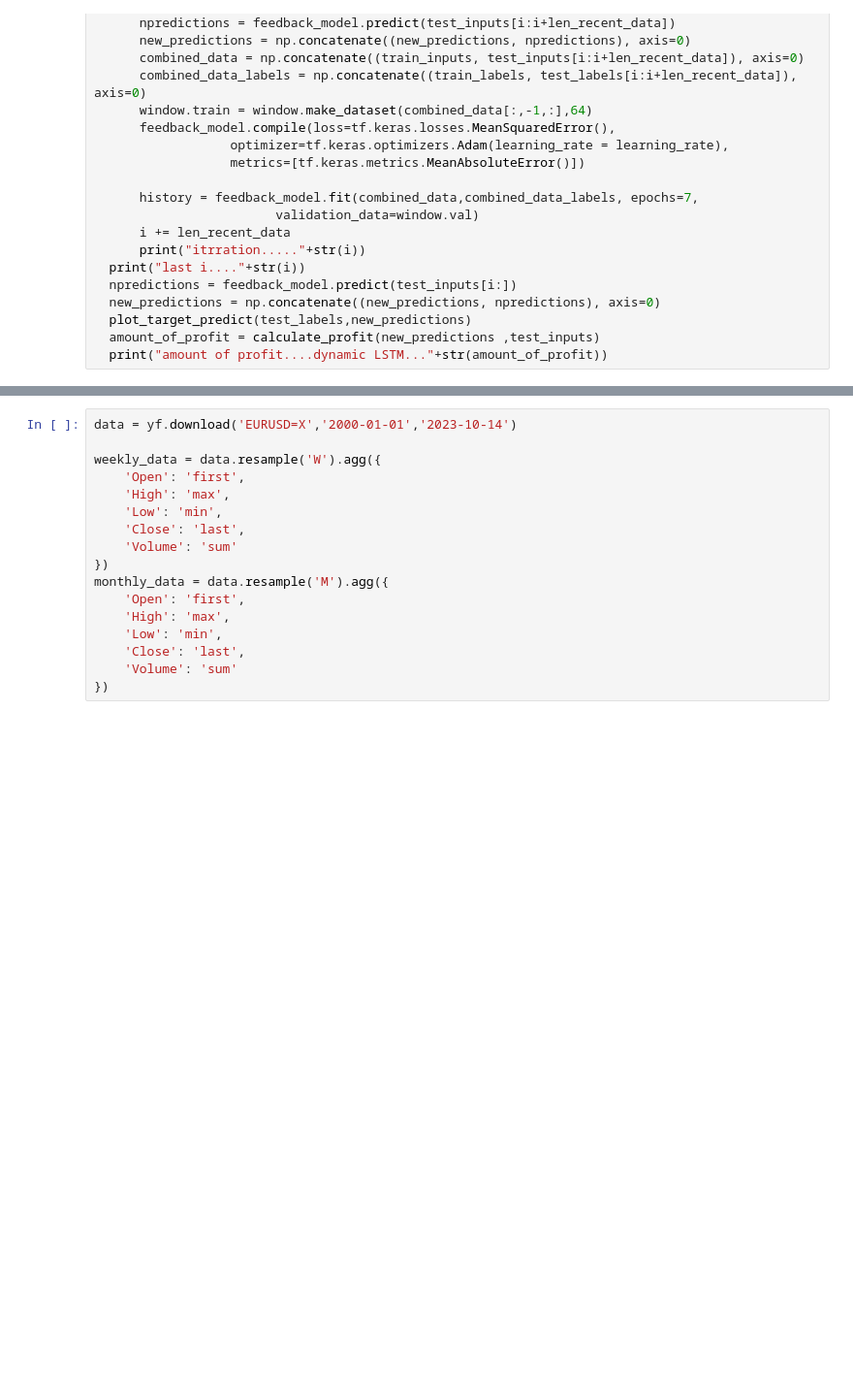
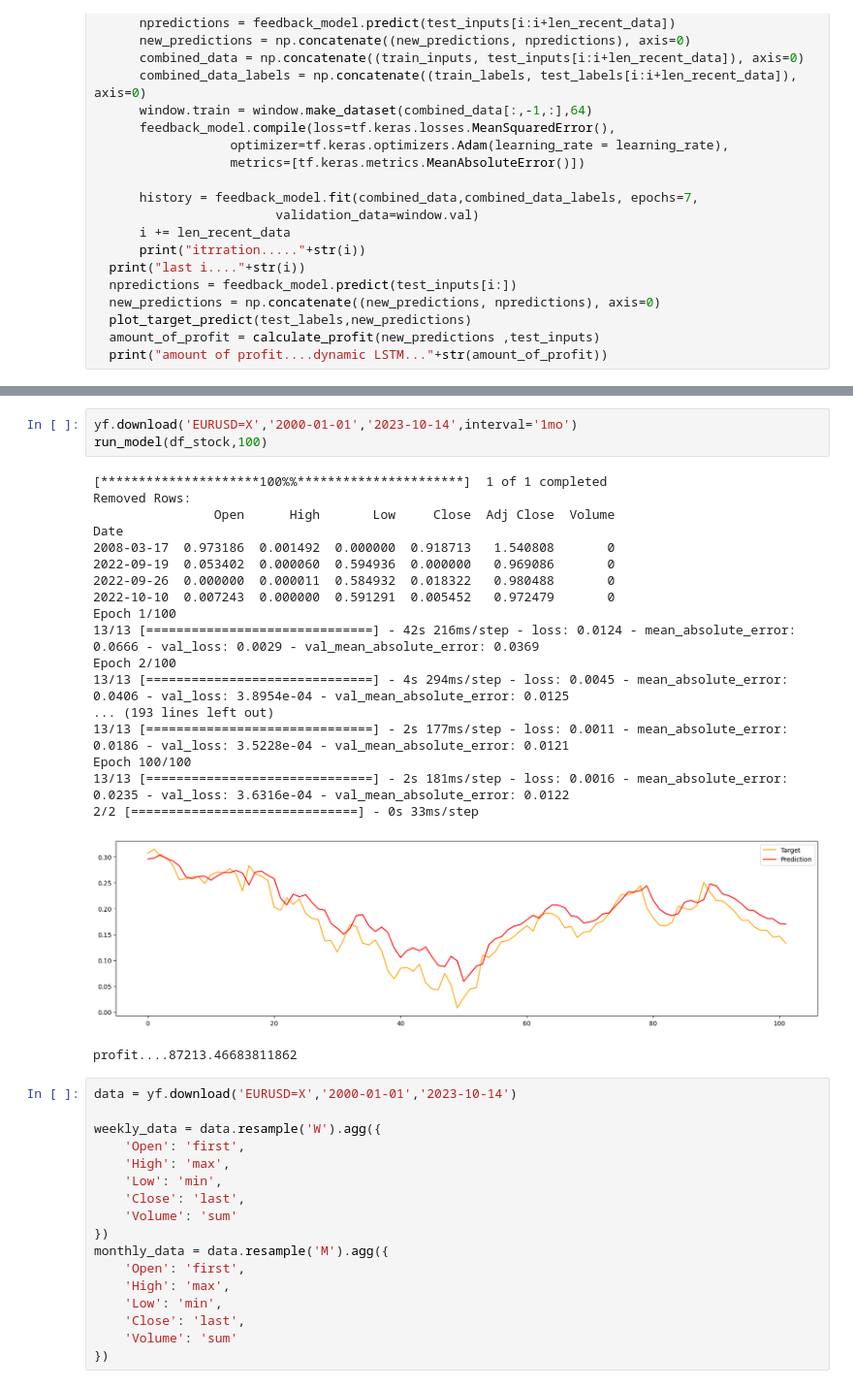
Before and after one commit to Kharazmigroup/forexprj, a Jupyter notebook: RNN2Forex.ipynb, the cells around one changed output, grey strips where cells are left out. Shown: that part at 97% size. Saved outputs shown, nothing was run; the diff lists cells and outputs as text; blank space fills up the shorter version.

```diff
--- a/RNN2Forex.ipynb
+++ b/RNN2Forex.ipynb
@@ -363,3 +404,26 @@ run_model('EURUSD=X','2000-01-01','2023-10-14',"",[],100)
+# %%
+yf.download('EURUSD=X','2000-01-01','2023-10-14',interval='1mo')
+run_model(df_stock,100)
+# %% [output]
+[*********************100%%**********************]  1 of 1 completed
+Removed Rows:
+                Open      High       Low     Close  Adj Close  Volume
+Date
+2008-03-17  0.973186  0.001492  0.000000  0.918713   1.540808       0
+2022-09-19  0.053402  0.000060  0.594936  0.000000   0.969086       0
+2022-09-26  0.000000  0.000011  0.584932  0.018322   0.980488       0
+2022-10-10  0.007243  0.000000  0.591291  0.005452   0.972479       0
+Epoch 1/100
+13/13 [==============================] - 42s 216ms/step - loss: 0.0124 - mean_absolute_error: 0.0666 - val_loss: 0.0029 - val_mean_absolute_error: 0.0369
+Epoch 2/100
+13/13 [==============================] - 4s 294ms/step - loss: 0.0045 - mean_absolute_error: 0.0406 - val_loss: 3.8954e-04 - val_mean_absolute_error: 0.0125
+... (193 lines left out)
+13/13 [==============================] - 2s 177ms/step - loss: 0.0011 - mean_absolute_error: 0.0186 - val_loss: 3.5228e-04 - val_mean_absolute_error: 0.0121
+Epoch 100/100
+13/13 [==============================] - 2s 181ms/step - loss: 0.0016 - mean_absolute_error: 0.0235 - val_loss: 3.6316e-04 - val_mean_absolute_error: 0.0122
+2/2 [==============================] - 0s 33ms/step
+[figure, added]
+profit....87213.46683811862
 # %%
 data = yf.download('EURUSD=X','2000-01-01','2023-10-14')
 
```
Also changed, not shown: parts of 5 cells of this notebook.
